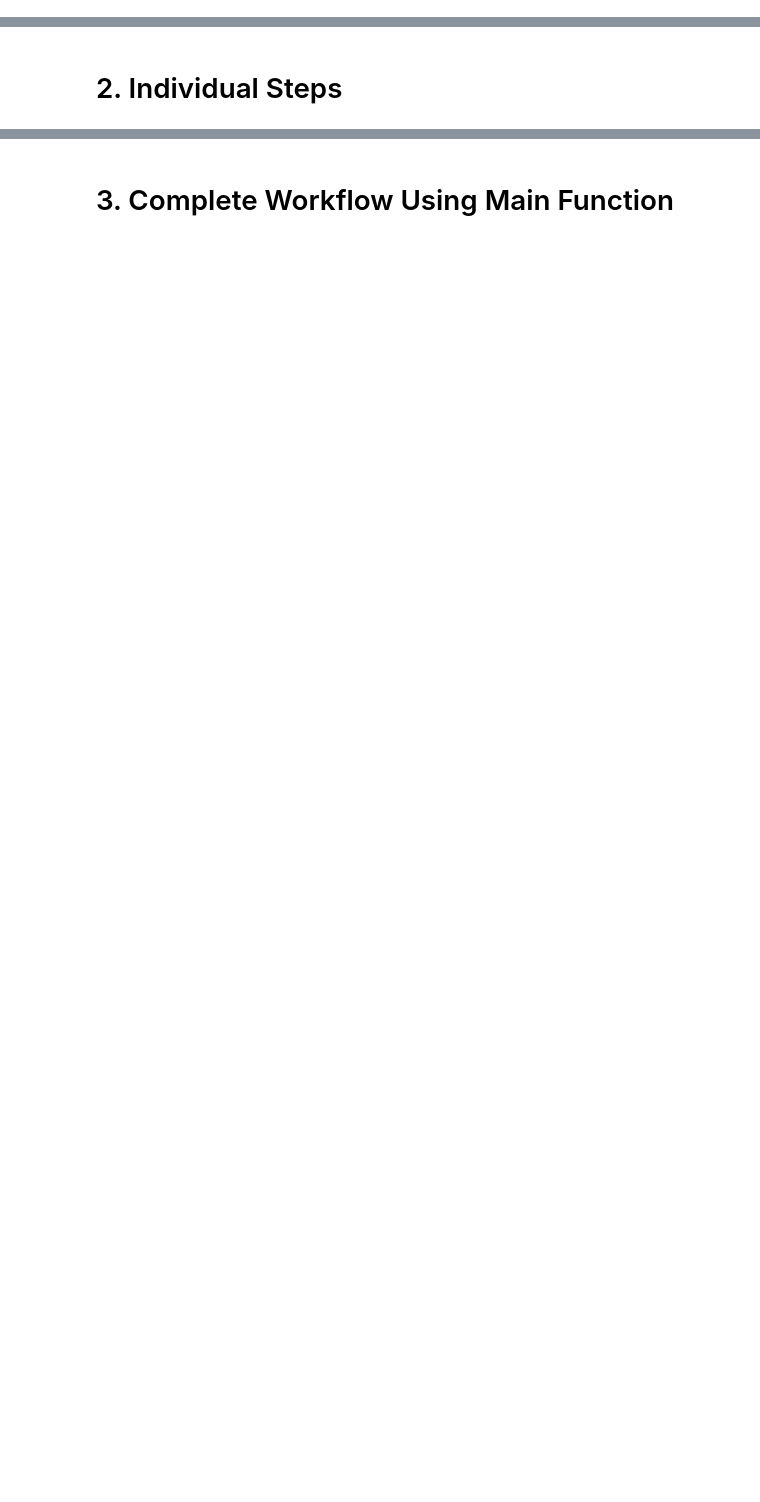
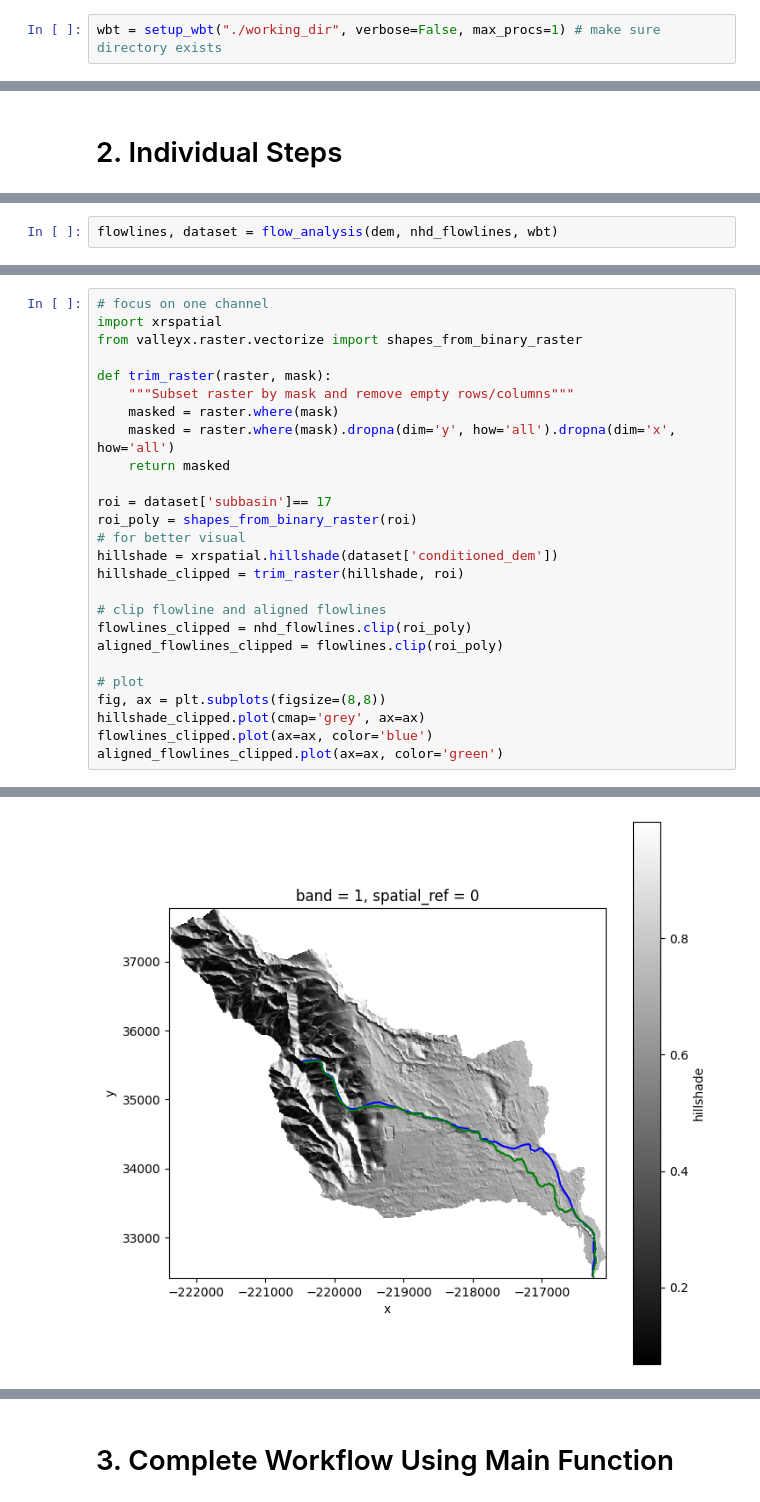
Before and after one commit to avkoehl/valleyx, a Jupyter notebook: examples/valley_extraction.ipynb, the cells around one changed output, grey strips where cells are left out. Drawn from its saved outputs; the diff is of its cells as text; blank space fills up the shorter version.

```diff
--- a/examples/valley_extraction.ipynb
+++ b/examples/valley_extraction.ipynb
@@ -10,2 +35,4 @@
 # %% [markdown]
 ### Parameters
+# %%
+wbt = setup_wbt("./working_dir", verbose=False, max_procs=1) # make sure directory exists
@@ -19,0 +93,2 @@
+# %%
+flowlines, dataset = flow_analysis(dem, nhd_flowlines, wbt)
@@ -19,0 +123,27 @@
+# %%
+# focus on one channel
+import xrspatial
+from valleyx.raster.vectorize import shapes_from_binary_raster
+
+def trim_raster(raster, mask):
+    """Subset raster by mask and remove empty rows/columns"""
+    masked = raster.where(mask)
+    masked = raster.where(mask).dropna(dim='y', how='all').dropna(dim='x', how='all')
+    return masked
+
+roi = dataset['subbasin']== 17
+roi_poly = shapes_from_binary_raster(roi)
+# for better visual
+hillshade = xrspatial.hillshade(dataset['conditioned_dem'])
+hillshade_clipped = trim_raster(hillshade, roi)
+
+# clip flowline and aligned flowlines
+flowlines_clipped = nhd_flowlines.clip(roi_poly)
+aligned_flowlines_clipped = flowlines.clip(roi_poly)
+
+# plot
+fig, ax = plt.subplots(figsize=(8,8))
+hillshade_clipped.plot(cmap='grey', ax=ax)
+flowlines_clipped.plot(ax=ax, color='blue')
+aligned_flowlines_clipped.plot(ax=ax, color='green')
+# %% [output]
@@ -20 +157,2 @@
+[figure, added]
 # %% [markdown]
```
Also changed, not shown: parts of 24 cells of this notebook, 6 other files.
